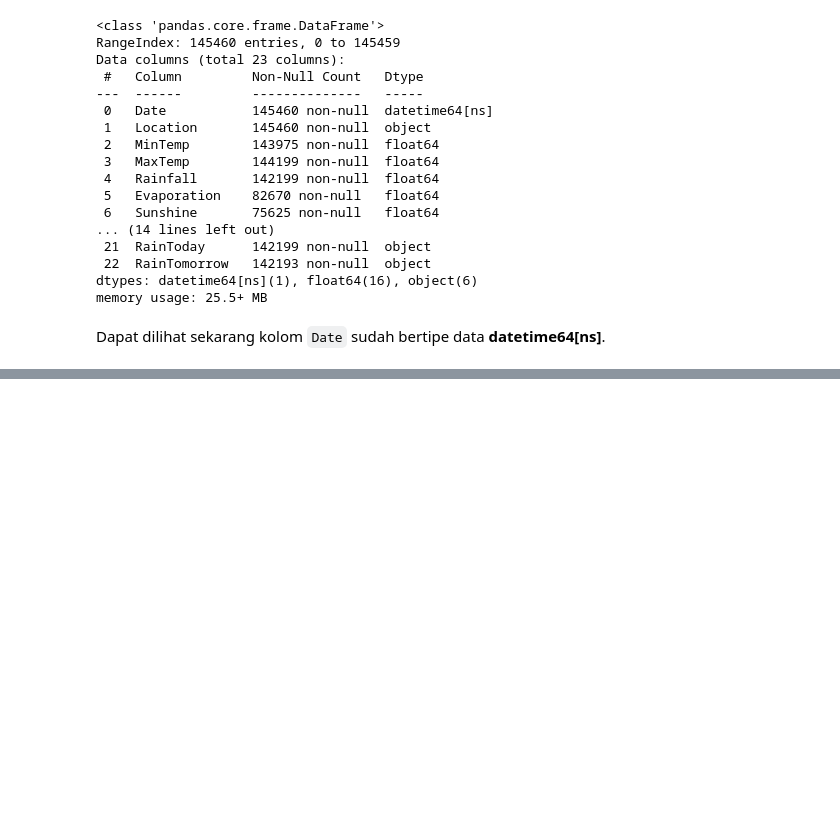
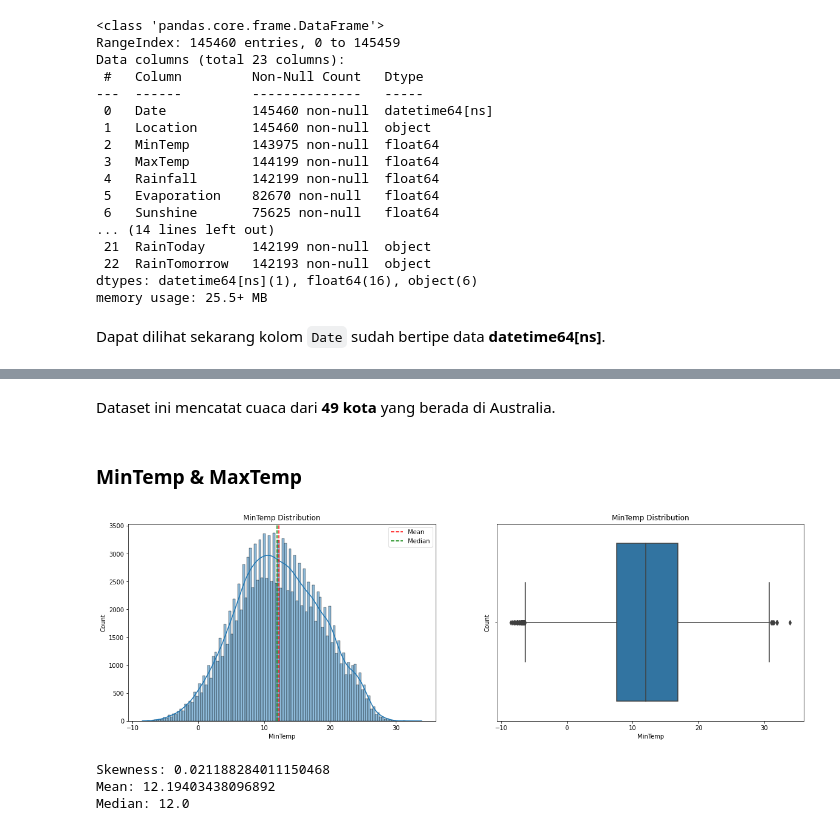
Before and after one commit to Penzragon/h8dsft_P1W1LGSVM, a Jupyter notebook: script.ipynb, the cells around one changed output, grey strips where cells are left out. Saved outputs shown, nothing was run; the diff lists cells and outputs as text; code cells hidden in the pictures; blank space fills up the shorter version.

```diff
--- a/script.ipynb
+++ b/script.ipynb
@@ -205,0 +284,28 @@ Dapat dilihat sekarang kolom `Date` sudah bertipe data **datetime64[ns]**.
+# %% [markdown]
+Dataset ini mencatat cuaca dari **49 kota** yang berada di Australia.
+# %% [markdown]
+### MinTemp & MaxTemp
+# %%
+plt.figure(figsize=(20, 6))
+plt.subplot(1, 2, 1)
+sns.histplot(x='MinTemp', data=weather, kde=True)
+plt.axvline(weather.MinTemp.mean(), color='red', linestyle='--', label='Mean')
+plt.axvline(weather.MinTemp.median(), color='green', linestyle='--', label='Median')
+plt.title('MinTemp Distribution')
+plt.xlabel('MinTemp')
+plt.ylabel('Count')
+plt.legend()
+plt.subplot(1, 2, 2)
+sns.boxplot(x='MinTemp', data=weather)
+plt.title('MinTemp Distribution')
+plt.xlabel('MinTemp')
+plt.ylabel('Count')
+plt.show()
+print(f'Skewness: {weather.MinTemp.skew()}')
+print(f'Mean: {weather.MinTemp.mean()}')
+print(f'Median: {weather.MinTemp.median()}')
+# %% [output]
+[figure, added]
+Skewness: 0.021188284011150468
+Mean: 12.19403438096892
+Median: 12.0
```
Also changed, not shown: parts of 16 cells of this notebook.
